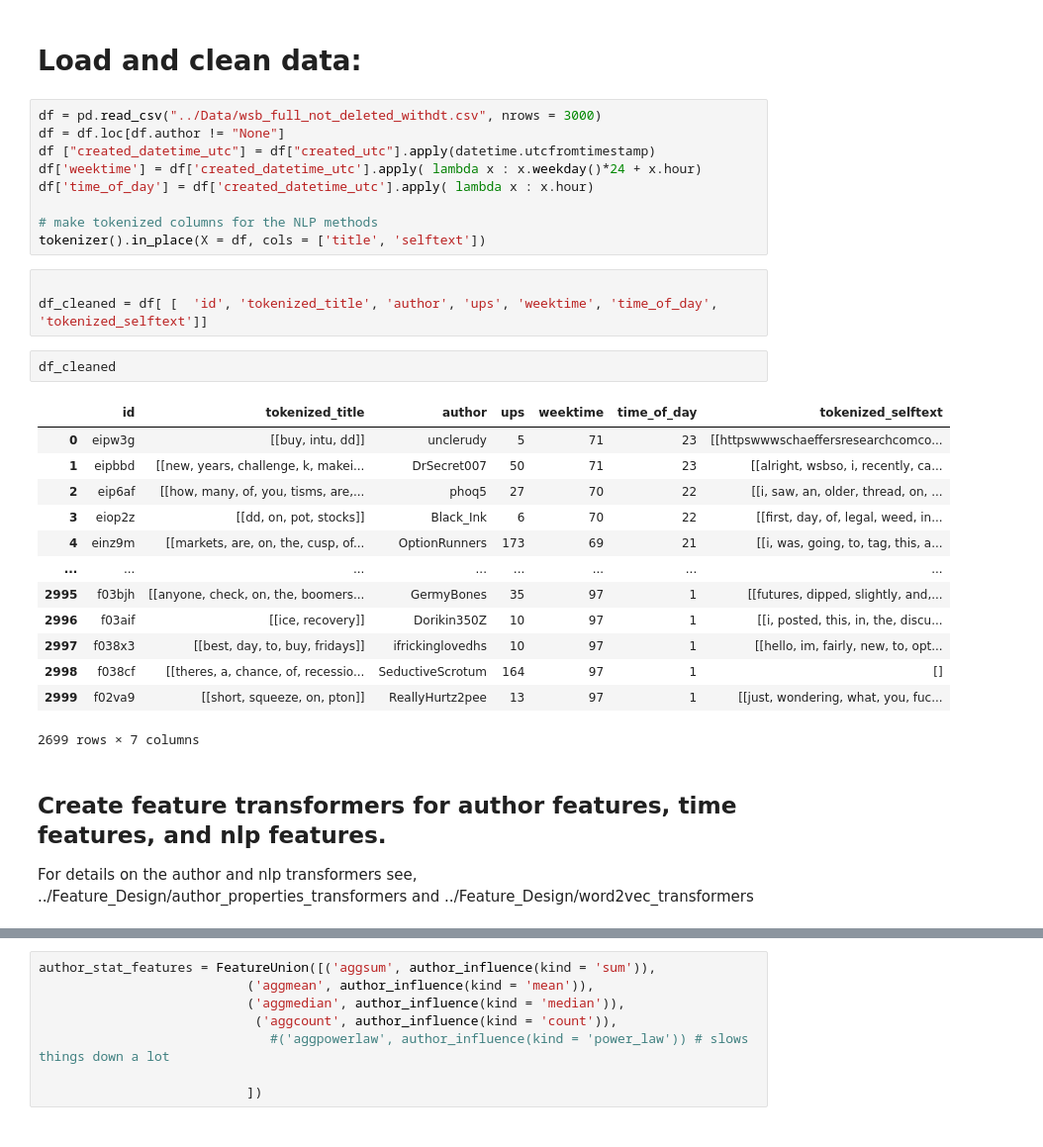
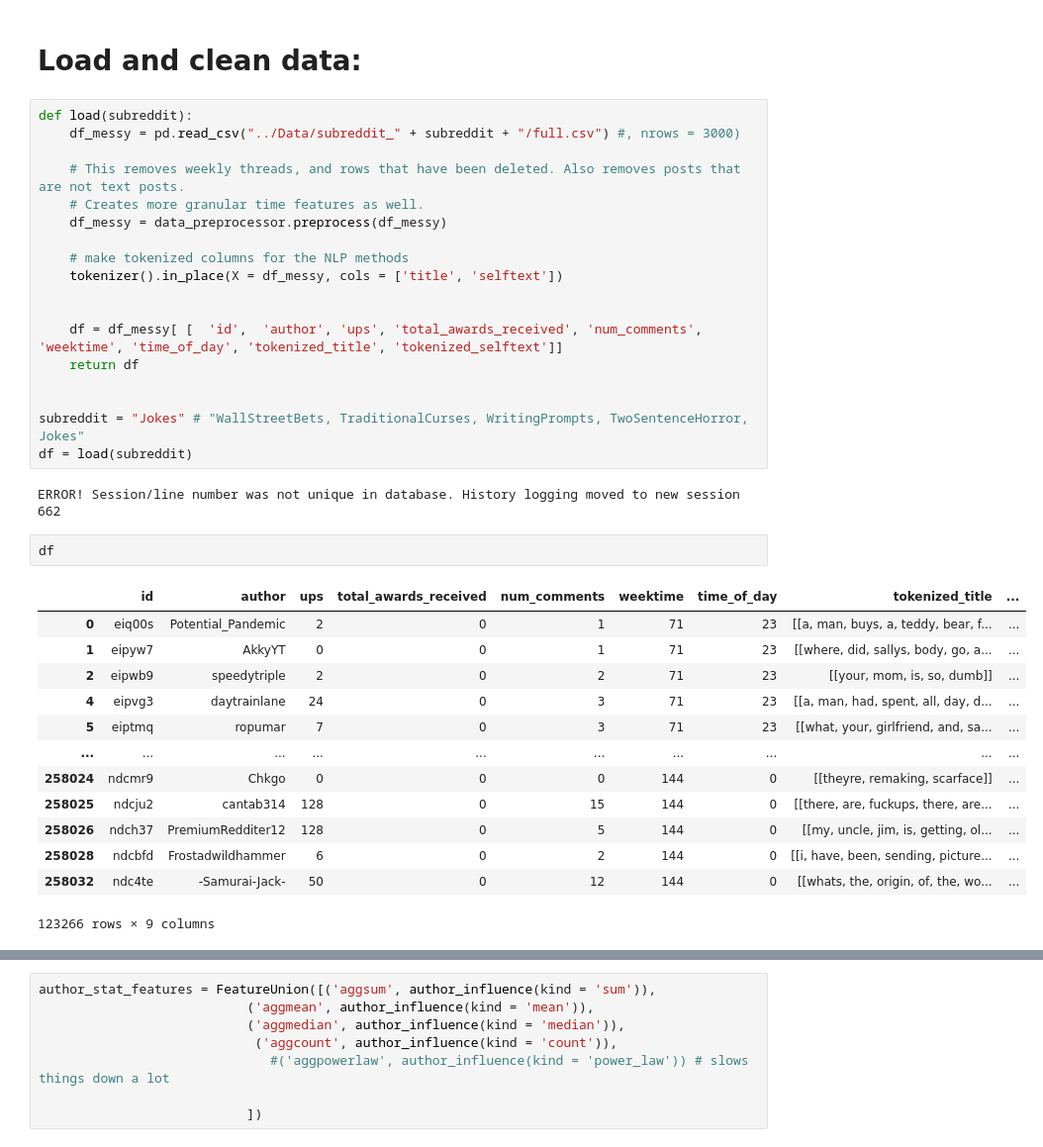
Before and after one commit to ElleNajt/ErdosInstitute-SIG_Project, a Jupyter notebook: Regression/all_features.ipynb, the cells around one changed output, grey strips where cells are left out. Shown at 99% size. Saved outputs shown, nothing was run; the diff lists cells and outputs as text.

```diff
--- a/Regression/all_features.ipynb
+++ b/Regression/all_features.ipynb
@@ -29,36 +30,41 @@ import xgboost as xgb
 
 from sklearn.preprocessing import FunctionTransformer
 import seaborn as sns
-# %% [markdown]
-# Load and clean data:
+# %% [markdown]
+# Load and clean data:
 # %%
-df = pd.read_csv("../Data/wsb_full_not_deleted_withdt.csv", nrows = 3000)
-df = df.loc[df.author != "None"]
-df ["created_datetime_utc"] = df["created_utc"].apply(datetime.utcfromtimestamp)
-df['weektime'] = df['created_datetime_utc'].apply( lambda x : x.weekday()*24 + x.hour)
-df['time_of_day'] = df['created_datetime_utc'].apply( lambda x : x.hour)
+def load(subreddit):
+    df_messy = pd.read_csv("../Data/subreddit_" + subreddit + "/full.csv") #, nrows = 3000)
 
-# make tokenized columns for the NLP methods
-tokenizer().in_place(X = df, cols = ['title', 'selftext'])
+    # This removes weekly threads, and rows that have been deleted. Also removes posts that are not text posts.
+    # Creates more granular time features as well.
+    df_messy = data_preprocessor.preprocess(df_messy)
+
+    # make tokenized columns for the NLP methods
+    tokenizer().in_place(X = df_messy, cols = ['title', 'selftext'])
+
+
+    df = df_messy[ [  'id',  'author', 'ups', 'total_awards_received', 'num_comments', 'weektime', 'time_of_day', 'tokenized_title', 'tokenized_selftext']]
+    return df
+
+
+subreddit = "Jokes" # "WallStreetBets, TraditionalCurses, WritingPrompts, TwoSentenceHorror, Jokes"
+df = load(subreddit)
+# %% [output]
+ERROR! Session/line number was not unique in database. History logging moved to new session 662
-# %%
-
-df_cleaned = df[ [  'id', 'tokenized_title', 'author', 'ups', 'weektime', 'time_of_day', 'tokenized_selftext']]
 # %%
-df_cleaned
+df
 # %% [output]
-|  | id | tokenized_title | author | ups | weektime | time_of_day | tokenized_selftext |
-| 0 | eipw3g | [[buy, intu, dd]] | unclerudy | 5 | 71 | 23 | [[httpswwwschaeffersresearchcomco... |
-| 1 | eipbbd | [[new, years, challenge, k, makei... | DrSecret007 | 50 | 71 | 23 | [[alright, wsbso, i, recently, ca... |
-| 2 | eip6af | [[how, many, of, you, tisms, are,... | phoq5 | 27 | 70 | 22 | [[i, saw, an, older, thread, on, ... |
-| 3 | eiop2z | [[dd, on, pot, stocks]] | Black_Ink | 6 | 70 | 22 | [[first, day, of, legal, weed, in... |
-| 4 | einz9m | [[markets, are, on, the, cusp, of... | OptionRunners | 173 | 69 | 21 | [[i, was, going, to, tag, this, a... |
-| ... | ... | ... | ... | ... | ... | ... | ... |
-| 2995 | f03bjh | [[anyone, check, on, the, boomers... | GermyBones | 35 | 97 | 1 | [[futures, dipped, slightly, and,... |
-| 2996 | f03aif | [[ice, recovery]] | Dorikin350Z | 10 | 97 | 1 | [[i, posted, this, in, the, discu... |
-| 2997 | f038x3 | [[best, day, to, buy, fridays]] | ifrickinglovedhs | 10 | 97 | 1 | [[hello, im, fairly, new, to, opt... |
-| 2998 | f038cf | [[theres, a, chance, of, recessio... | SeductiveScrotum | 164 | 97 | 1 | [] |
-| 2999 | f02va9 | [[short, squeeze, on, pton]] | ReallyHurtz2pee | 13 | 97 | 1 | [[just, wondering, what, you, fuc... |
+|  | id | author | ups | total_awards_received | num_comments | weektime | time_of_day | tokenized_title | ... |
+| 0 | eiq00s | Potential_Pandemic | 2 | 0 | 1 | 71 | 23 | [[a, man, buys, a, teddy, bear, f... | ... |
+| 1 | eipyw7 | AkkyYT | 0 | 0 | 1 | 71 | 23 | [[where, did, sallys, body, go, a... | ... |
+| 2 | eipwb9 | speedytriple | 2 | 0 | 2 | 71 | 23 | [[your, mom, is, so, dumb]] | ... |
+| 4 | eipvg3 | daytrainlane | 24 | 0 | 3 | 71 | 23 | [[a, man, had, spent, all, day, d... | ... |
+| 5 | eiptmq | ropumar | 7 | 0 | 3 | 71 | 23 | [[what, your, girlfriend, and, sa... | ... |
+| ... | ... | ... | ... | ... | ... | ... | ... | ... | ... |
+| 258024 | ndcmr9 | Chkgo | 0 | 0 | 0 | 144 | 0 | [[theyre, remaking, scarface]] | ... |
+| 258025 | ndcju2 | cantab314 | 128 | 0 | 15 | 144 | 0 | [[there, are, fuckups, there, are... | ... |
+| 258026 | ndch37 | PremiumRedditer12 | 128 | 0 | 5 | 144 | 0 | [[my, uncle, jim, is, getting, ol... | ... |
+| 258028 | ndcbfd | Frostadwildhammer | 6 | 0 | 2 | 144 | 0 | [[i, have, been, sending, picture... | ... |
+| 258032 | ndc4te | -Samurai-Jack- | 50 | 0 | 12 | 144 | 0 | [[whats, the, origin, of, the, wo... | ... |
-2699 rows × 7 columns
+123266 rows × 9 columns
-# %% [markdown]
-## Create feature transformers for author features, time features, and nlp features.
-For details on the author and nlp transformers see, ../Feature_Design/author_properties_transformers and ../Feature_Design/word2vec_transformers
```
Also changed, not shown: parts of 8 cells of this notebook, 5 other files.
